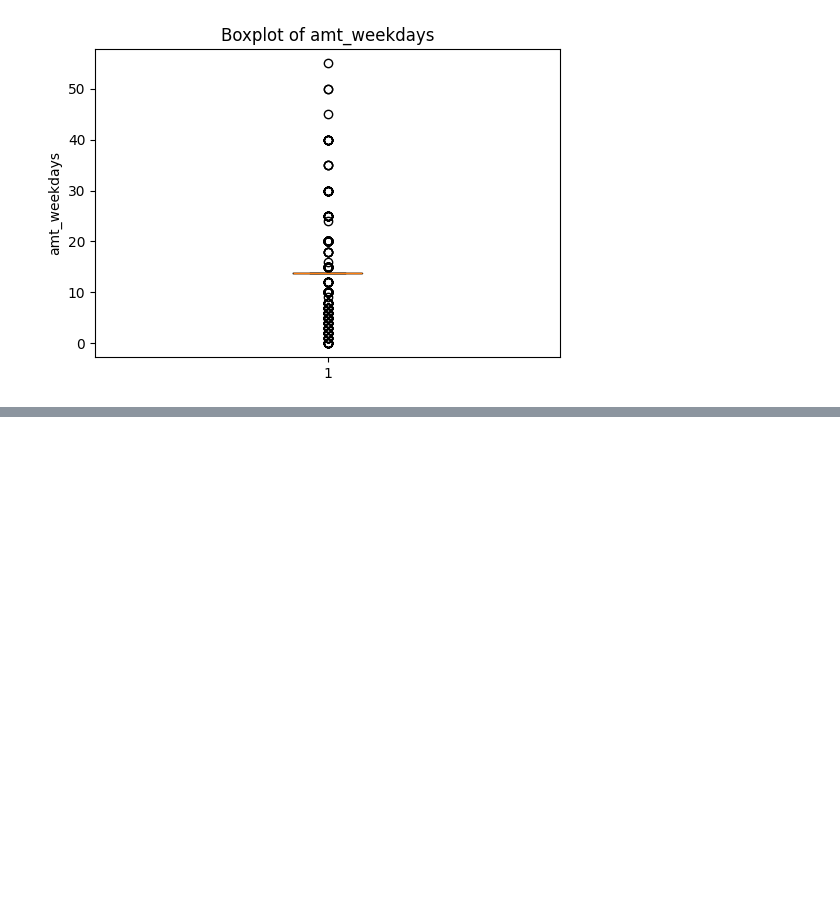
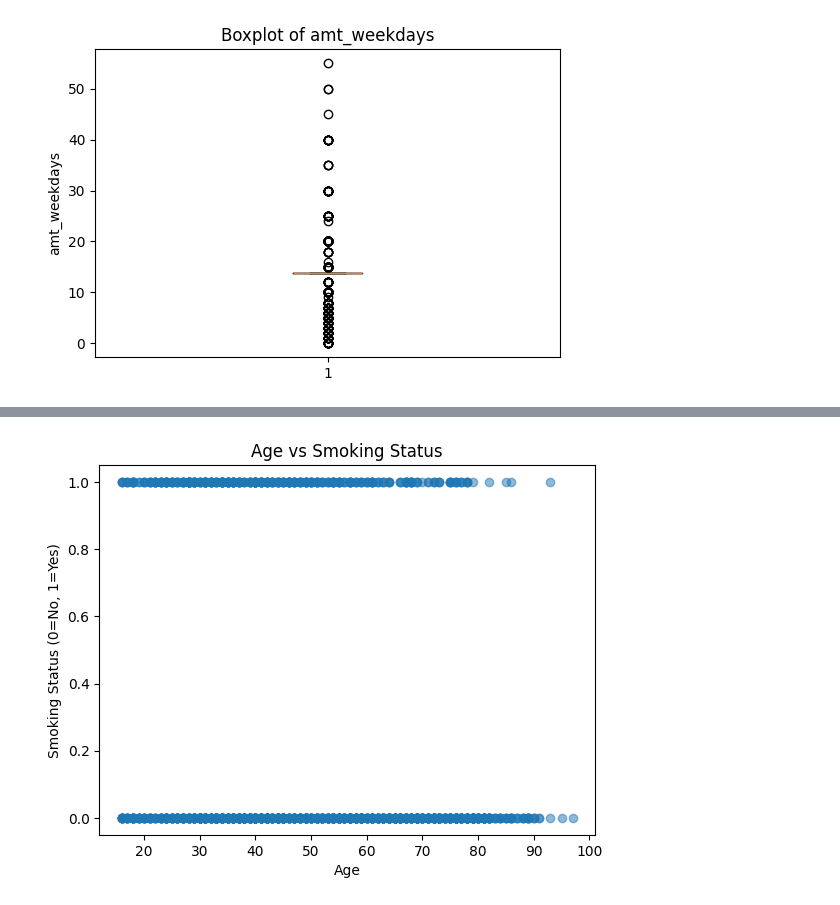
Before and after one commit to GeetAvaneesh/Exploratory-Data-Analytics-project-on-smoking-data-set-22BDS0343, a Jupyter notebook: 22BDS0343_EDA_Theory_GeetAvaneesh.ipynb, the cells around one changed output, grey strips where cells are left out. Saved outputs shown, nothing was run; the diff lists cells and outputs as text; code cells hidden in the pictures; blank space fills up the shorter version.

```diff
--- a/22BDS0343_EDA_Theory_GeetAvaneesh.ipynb
+++ b/22BDS0343_EDA_Theory_GeetAvaneesh.ipynb
@@ -871,0 +913,8 @@ for i in nominal:
+# %%
+plt.scatter(df["age"], df["smoke_numeric"], alpha=0.5)
+plt.title("Age vs Smoking Status")
+plt.xlabel("Age")
+plt.ylabel("Smoking Status (0=No, 1=Yes)")
+plt.show()
+# %% [output]
+[figure, added]
```
Also changed, not shown: parts of 35 cells of this notebook.
